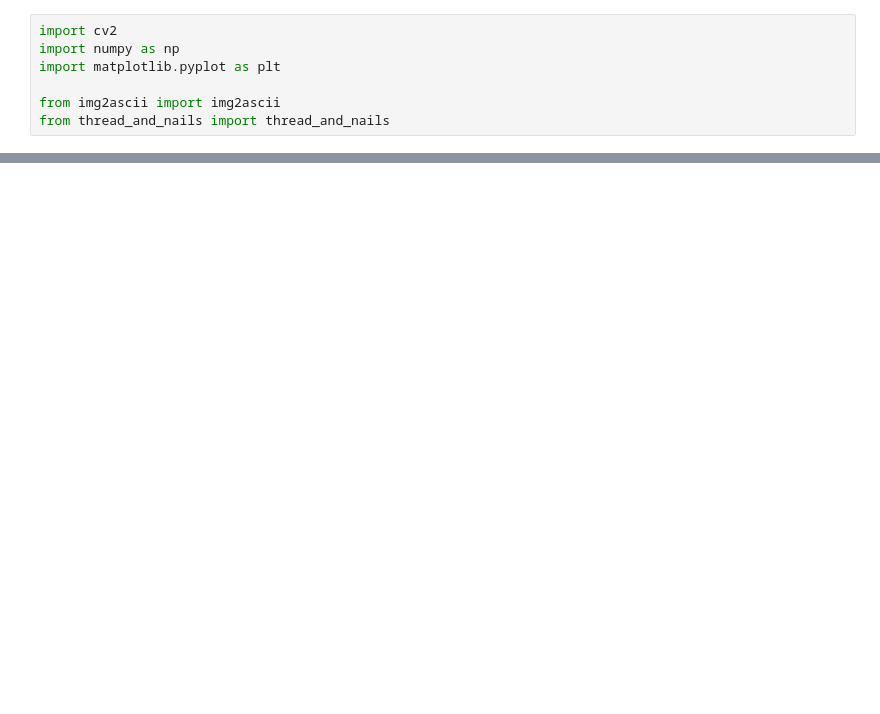
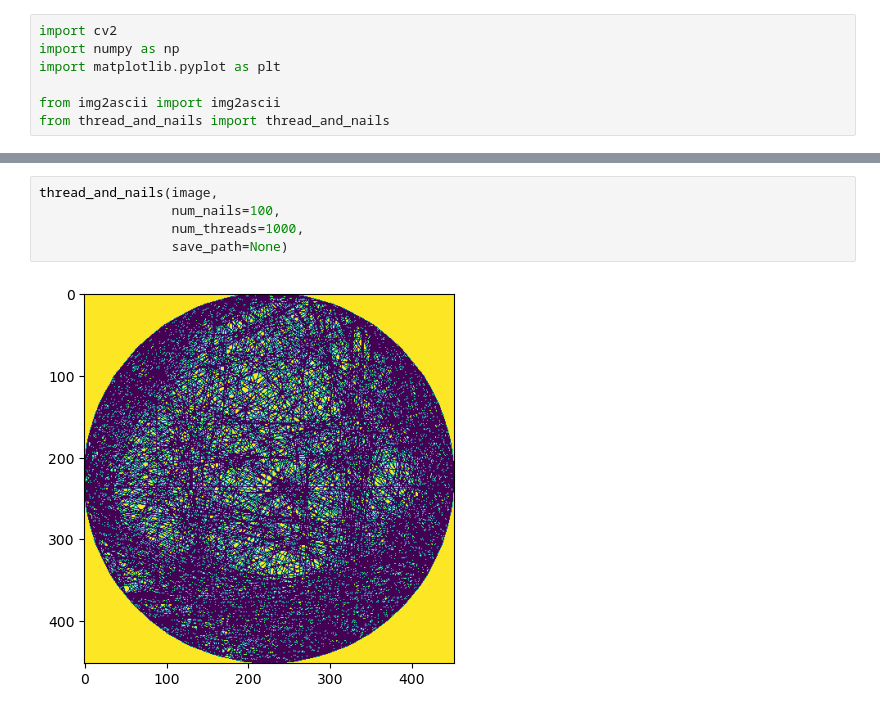
Before and after one commit to efekaanefe/Artistic-Image-Processing, a Jupyter notebook: showcase.ipynb, the cells around one changed output, grey strips where cells are left out. Cells and saved outputs as stored; diff of their text form; blank space fills up the shorter version.

```diff
--- a/showcase.ipynb
+++ b/showcase.ipynb
@@ -29,0 +26,7 @@ thread_and_nails(image,
+# %%
+thread_and_nails(image,
+                 num_nails=100,
+                 num_threads=1000,
+                 save_path=None)
+# %% [output]
+[figure, added]
```
Also changed, not shown: parts of 2 cells of this notebook.
